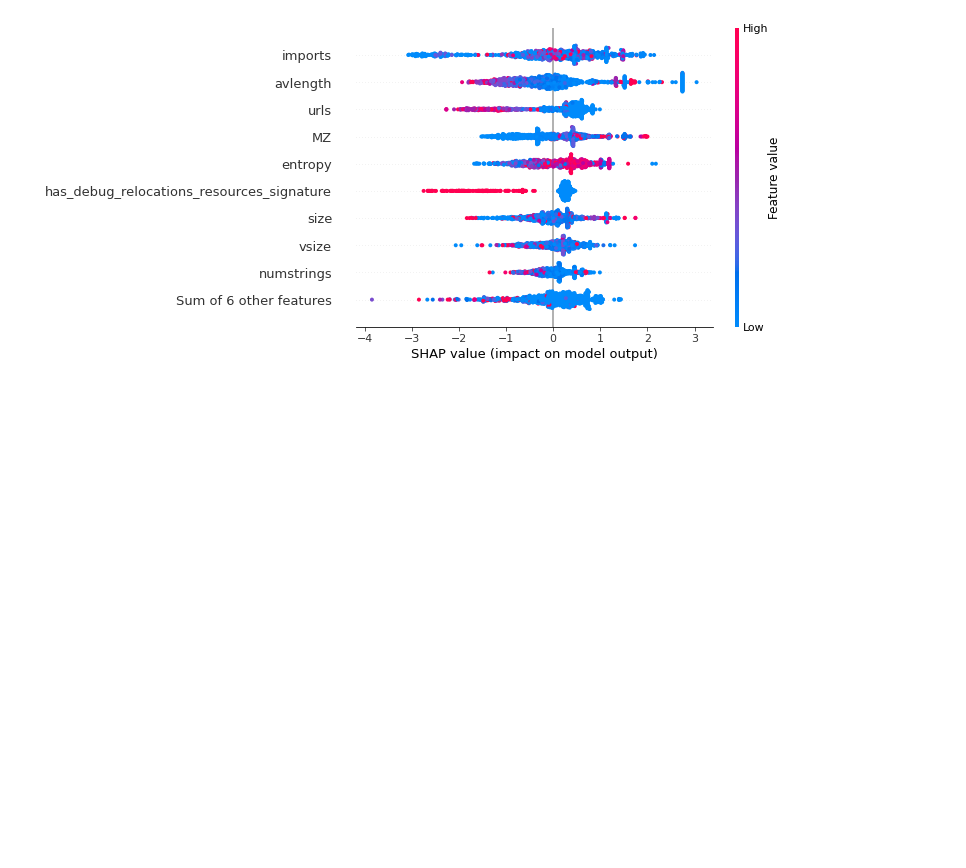
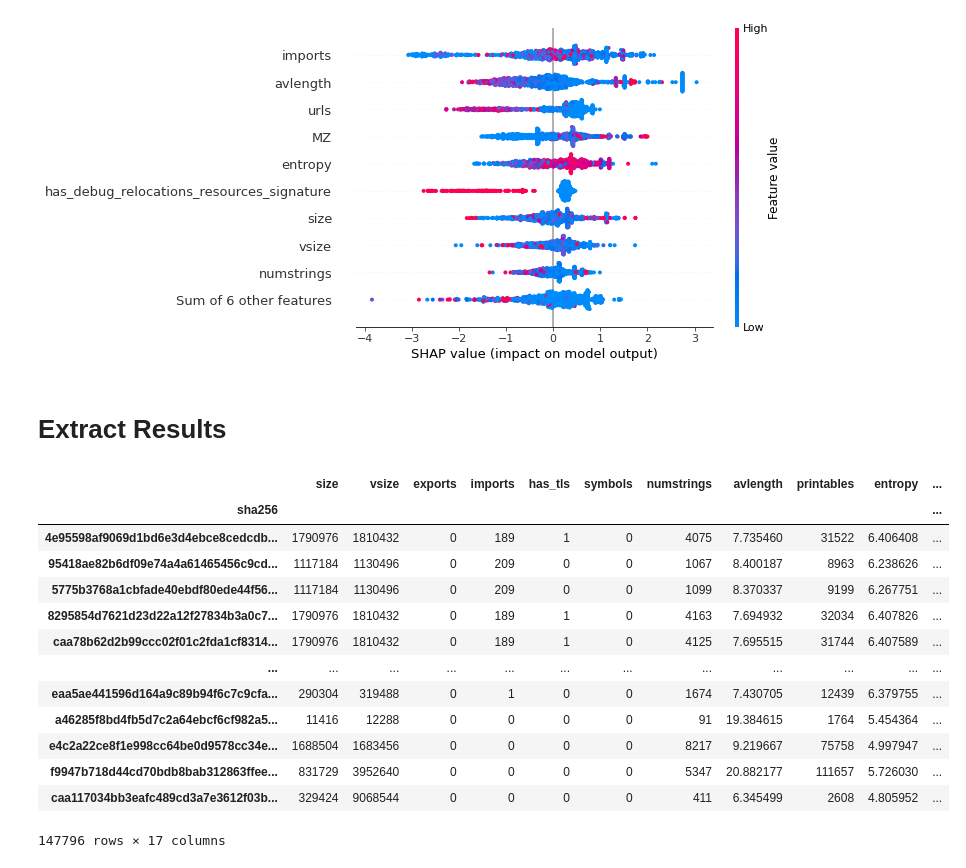
Before and after one commit to Ilan-v/CS_AI, a Jupyter notebook: HW1/ml_model.ipynb, the cells around one changed output. Drawn from its saved outputs; the diff is of its cells as text; code cells hidden in the pictures; blank space fills up the shorter version.

```diff
--- a/HW1/ml_model.ipynb
+++ b/HW1/ml_model.ipynb
@@ -23,0 +22,5 @@ Columns (4) have mixed types.Specify dtype option on import or set low_memory=Fa
+# %%
+raw_train = pd.read_csv(train_data_path)
+raw_test = pd.read_csv(test_data_path)
+vt_train_df = pd.read_csv(vt_train_data_path)
+vt_test_df = pd.read_csv(vt_test_data_path)
@@ -133,3 +158,27 @@ shap_values = explainer(X_train.iloc[:1000])
 shap.plots.beeswarm(shap_values)
 # %% [output]
 [figure]
+# %% [markdown]
+# Extract Results
+# %%
+# get predictions probabilities
+y_test_pred = xgb_model.predict_proba(df_test[feature_cols])[:, 1]
+y_train_pred = xgb_model.predict_proba(df_train[feature_cols])[:, 1]
+# save to dataframes
+df_test['pred'] = y_test_pred
+df_train['pred'] = y_train_pred
+# %% [output]
+|  | size | vsize | exports | imports | has_tls | symbols | numstrings | avlength | printables | entropy | ... |
+| sha256 |  |  |  |  |  |  |  |  |  |  | ... |
+| 4e95598af9069d1bd6e3d4ebce8cedcdb... | 1790976 | 1810432 | 0 | 189 | 1 | 0 | 4075 | 7.735460 | 31522 | 6.406408 | ... |
+| 95418ae82b6df09e74a4a61465456c9cd... | 1117184 | 1130496 | 0 | 209 | 0 | 0 | 1067 | 8.400187 | 8963 | 6.238626 | ... |
+| 5775b3768a1cbfade40ebdf80ede44f56... | 1117184 | 1130496 | 0 | 209 | 0 | 0 | 1099 | 8.370337 | 9199 | 6.267751 | ... |
+| 8295854d7621d23d22a12f27834b3a0c7... | 1790976 | 1810432 | 0 | 189 | 1 | 0 | 4163 | 7.694932 | 32034 | 6.407826 | ... |
+| caa78b62d2b99ccc02f01c2fda1cf8314... | 1790976 | 1810432 | 0 | 189 | 1 | 0 | 4125 | 7.695515 | 31744 | 6.407589 | ... |
+| ... | ... | ... | ... | ... | ... | ... | ... | ... | ... | ... | ... |
+| eaa5ae441596d164a9c89b94f6c7c9cfa... | 290304 | 319488 | 0 | 1 | 0 | 0 | 1674 | 7.430705 | 12439 | 6.379755 | ... |
+| a46285f8bd4fb5d7c2a64ebcf6cf982a5... | 11416 | 12288 | 0 | 0 | 0 | 0 | 91 | 19.384615 | 1764 | 5.454364 | ... |
+| e4c2a22ce8f1e998cc64be0d9578cc34e... | 1688504 | 1683456 | 0 | 0 | 0 | 0 | 8217 | 9.219667 | 75758 | 4.997947 | ... |
+| f9947b718d44cd70bdb8bab312863ffee... | 831729 | 3952640 | 0 | 0 | 0 | 0 | 5347 | 20.882177 | 111657 | 5.726030 | ... |
+| caa117034bb3eafc489cd3a7e3612f03b... | 329424 | 9068544 | 0 | 0 | 0 | 0 | 411 | 6.345499 | 2608 | 4.805952 | ... |
+147796 rows × 17 columns
```
Also changed, not shown: parts of 25 cells of this notebook, 1 other file.
